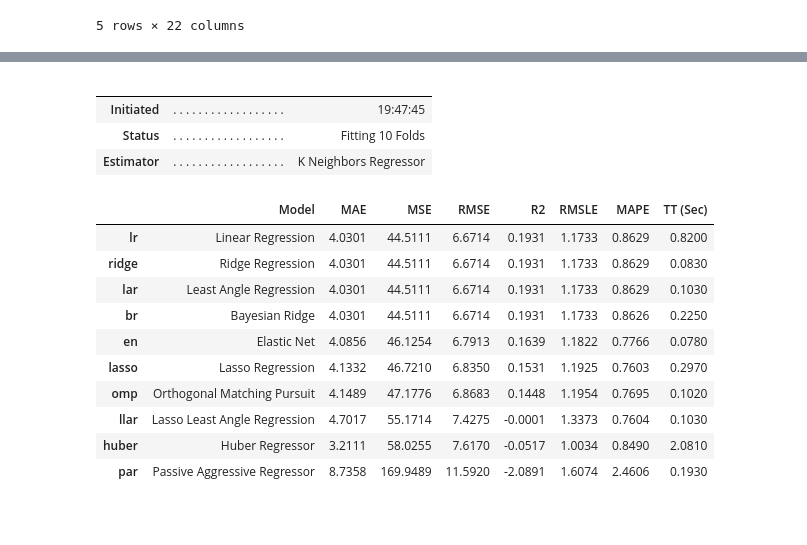
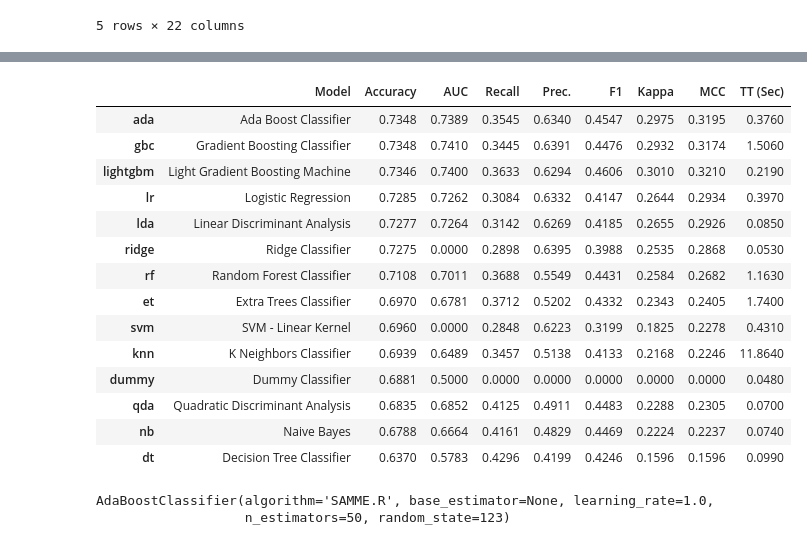
Before and after one commit to UC-Healthcare/Healthcare_Analysis, a Jupyter notebook: Testing_Models.ipynb, the cells around one changed output, grey strips where cells are left out. Cells and saved outputs as stored; diff of their text form; code cells hidden in the pictures; blank space fills up the shorter version.

```diff
--- a/Testing_Models.ipynb
+++ b/Testing_Models.ipynb
@@ -49,4 +66,4 @@ exp_clf101 = setup(data = data, target = 'MentHlth', session_id=123)
 # %%
 # Model training and selection
-best_model = compare_models(exclude = ['ransac'])
+best_model = compare_models()
 # %% [output]
@@ -53,22 +71,24 @@ best_model = compare_models(exclude = ['ransac'])
-|  |  |  |
-|  |  |  |
-| Initiated | . . . . . . . . . . . . . . . . . . | 19:47:45 |
-| Status | . . . . . . . . . . . . . . . . . . | Fitting 10 Folds |
-| Estimator | . . . . . . . . . . . . . . . . . . | K Neighbors Regressor |
+|  | Model | Accuracy | AUC | Recall | Prec. | F1 | Kappa | MCC | TT (Sec) |
+| ada | Ada Boost Classifier | 0.7348 | 0.7389 | 0.3545 | 0.6340 | 0.4547 | 0.2975 | 0.3195 | 0.3760 |
+| gbc | Gradient Boosting Classifier | 0.7348 | 0.7410 | 0.3445 | 0.6391 | 0.4476 | 0.2932 | 0.3174 | 1.5060 |
+| lightgbm | Light Gradient Boosting Machine | 0.7346 | 0.7400 | 0.3633 | 0.6294 | 0.4606 | 0.3010 | 0.3210 | 0.2190 |
+| lr | Logistic Regression | 0.7285 | 0.7262 | 0.3084 | 0.6332 | 0.4147 | 0.2644 | 0.2934 | 0.3970 |
+| lda | Linear Discriminant Analysis | 0.7277 | 0.7264 | 0.3142 | 0.6269 | 0.4185 | 0.2655 | 0.2926 | 0.0850 |
+| ridge | Ridge Classifier | 0.7275 | 0.0000 | 0.2898 | 0.6395 | 0.3988 | 0.2535 | 0.2868 | 0.0530 |
+| rf | Random Forest Classifier | 0.7108 | 0.7011 | 0.3688 | 0.5549 | 0.4431 | 0.2584 | 0.2682 | 1.1630 |
+| et | Extra Trees Classifier | 0.6970 | 0.6781 | 0.3712 | 0.5202 | 0.4332 | 0.2343 | 0.2405 | 1.7400 |
+| svm | SVM - Linear Kernel | 0.6960 | 0.0000 | 0.2848 | 0.6223 | 0.3199 | 0.1825 | 0.2278 | 0.4310 |
+| knn | K Neighbors Classifier | 0.6939 | 0.6489 | 0.3457 | 0.5138 | 0.4133 | 0.2168 | 0.2246 | 11.8640 |
+| dummy | Dummy Classifier | 0.6881 | 0.5000 | 0.0000 | 0.0000 | 0.0000 | 0.0000 | 0.0000 | 0.0480 |
+| qda | Quadratic Discriminant Analysis | 0.6835 | 0.6852 | 0.4125 | 0.4911 | 0.4483 | 0.2288 | 0.2305 | 0.0700 |
+| nb | Naive Bayes | 0.6788 | 0.6664 | 0.4161 | 0.4829 | 0.4469 | 0.2224 | 0.2237 | 0.0740 |
+| dt | Decision Tree Classifier | 0.6370 | 0.5783 | 0.4296 | 0.4199 | 0.4246 | 0.1596 | 0.1596 | 0.0990 |
-|  | Model | MAE | MSE | RMSE | R2 | RMSLE | MAPE | TT (Sec) |
-| lr | Linear Regression | 4.0301 | 44.5111 | 6.6714 | 0.1931 | 1.1733 | 0.8629 | 0.8200 |
-| ridge | Ridge Regression | 4.0301 | 44.5111 | 6.6714 | 0.1931 | 1.1733 | 0.8629 | 0.0830 |
-| lar | Least Angle Regression | 4.0301 | 44.5111 | 6.6714 | 0.1931 | 1.1733 | 0.8629 | 0.1030 |
-| br | Bayesian Ridge | 4.0301 | 44.5111 | 6.6714 | 0.1931 | 1.1733 | 0.8626 | 0.2250 |
-| en | Elastic Net | 4.0856 | 46.1254 | 6.7913 | 0.1639 | 1.1822 | 0.7766 | 0.0780 |
-| lasso | Lasso Regression | 4.1332 | 46.7210 | 6.8350 | 0.1531 | 1.1925 | 0.7603 | 0.2970 |
-| omp | Orthogonal Matching Pursuit | 4.1489 | 47.1776 | 6.8683 | 0.1448 | 1.1954 | 0.7695 | 0.1020 |
-| llar | Lasso Least Angle Regression | 4.7017 | 55.1714 | 7.4275 | -0.0001 | 1.3373 | 0.7604 | 0.1030 |
-| huber | Huber Regressor | 3.2111 | 58.0255 | 7.6170 | -0.0517 | 1.0034 | 0.8490 | 2.0810 |
-| par | Passive Aggressive Regressor | 8.7358 | 169.9489 | 11.5920 | -2.0891 | 1.6074 | 2.4606 | 0.1930 |
 # %%
 # Return best performing model
 print(best_model)
+# %% [output]
+AdaBoostClassifier(algorithm='SAMME.R', base_estimator=None, learning_rate=1.0,
+                   n_estimators=50, random_state=123)
 # %%
 # Trains and evaluates random forest classifier
 rf_model = create_model('rf')
```
Also changed, not shown: parts of 16 cells of this notebook.
